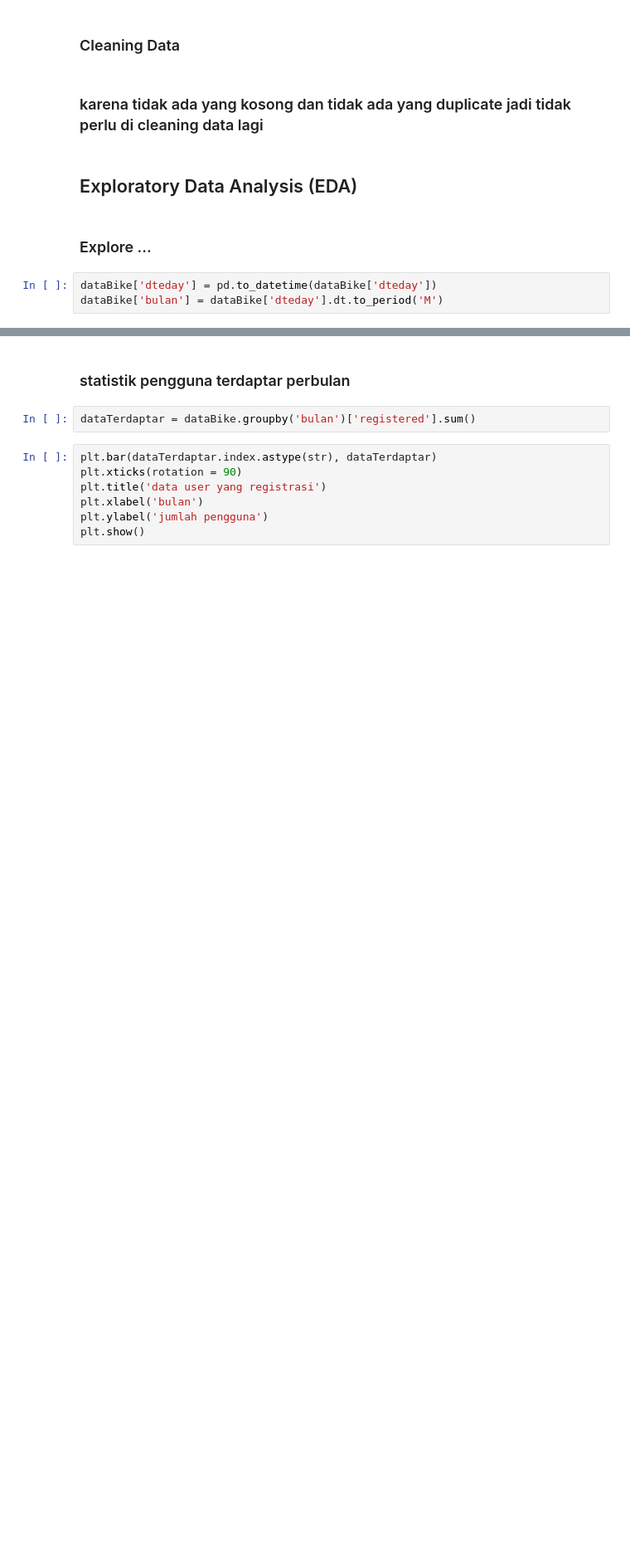
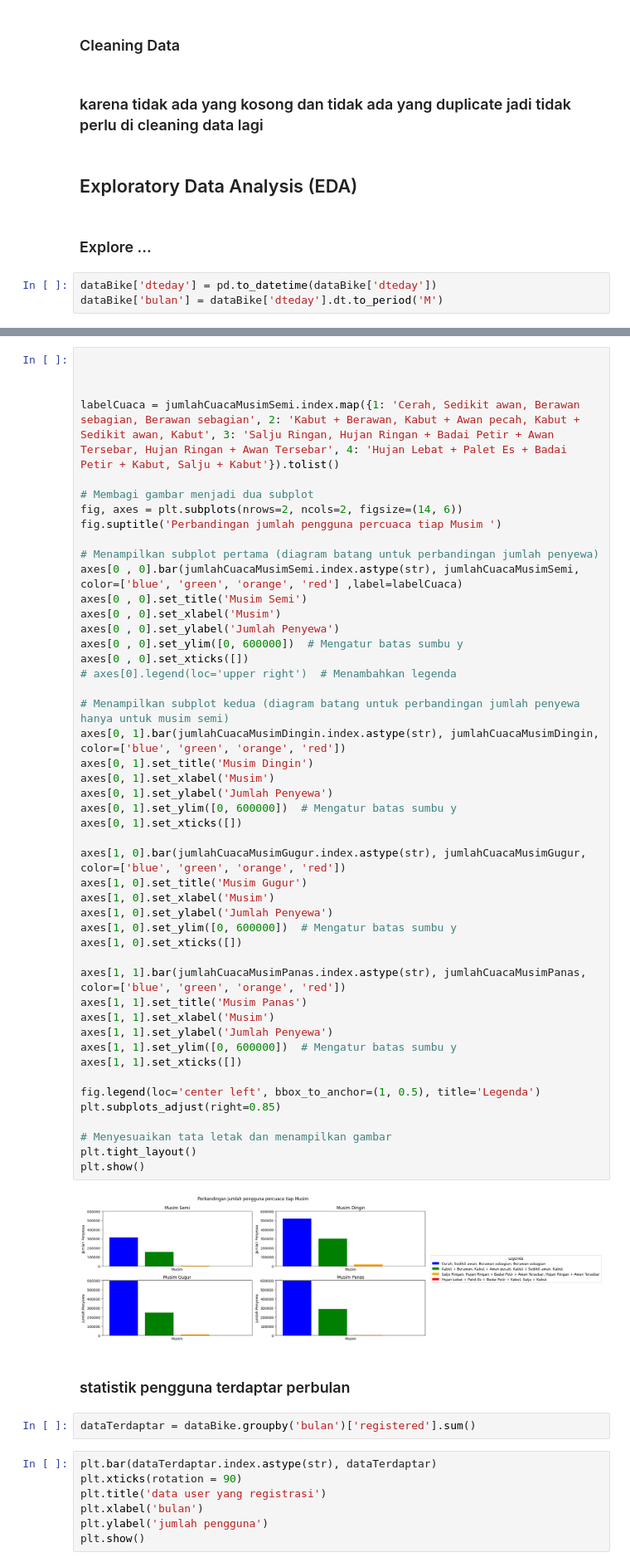
Before and after one commit to ardifjar443/DataScience-beginner, a Jupyter notebook: Template Tugas 1.ipynb, the cells around one changed output, grey strips where cells are left out. Shown at 83% size. Saved outputs shown, nothing was run; the diff lists cells and outputs as text; blank space fills up the shorter version.

```diff
--- a/Template Tugas 1.ipynb
+++ b/Template Tugas 1.ipynb
@@ -113,3 +150,52 @@ dataBike['bulan'] = dataBike['dteday'].dt.to_period('M')
+# %%
+
+
+
+labelCuaca = jumlahCuacaMusimSemi.index.map({1: 'Cerah, Sedikit awan, Berawan sebagian, Berawan sebagian', 2: 'Kabut + Berawan, Kabut + Awan pecah, Kabut + Sedikit awan, Kabut', 3: 'Salju Ringan, Hujan Ringan + Badai Petir + Awan Tersebar, Hujan Ringan + Awan Tersebar', 4: 'Hujan Lebat + Palet Es + Badai Petir + Kabut, Salju + Kabut'}).tolist()
+
+# Membagi gambar menjadi dua subplot
+fig, axes = plt.subplots(nrows=2, ncols=2, figsize=(14, 6))
+fig.suptitle('Perbandingan jumlah pengguna percuaca tiap Musim ')
+
+# Menampilkan subplot pertama (diagram batang untuk perbandingan jumlah penyewa)
+axes[0 , 0].bar(jumlahCuacaMusimSemi.index.astype(str), jumlahCuacaMusimSemi, color=['blue', 'green', 'orange', 'red'] ,label=labelCuaca)
+axes[0 , 0].set_title('Musim Semi')
+axes[0 , 0].set_xlabel('Musim')
+axes[0 , 0].set_ylabel('Jumlah Penyewa')
+axes[0 , 0].set_ylim([0, 600000])  # Mengatur batas sumbu y
+axes[0 , 0].set_xticks([])
+# axes[0].legend(loc='upper right')  # Menambahkan legenda
+
+# Menampilkan subplot kedua (diagram batang untuk perbandingan jumlah penyewa hanya untuk musim semi)
+axes[0, 1].bar(jumlahCuacaMusimDingin.index.astype(str), jumlahCuacaMusimDingin, color=['blue', 'green', 'orange', 'red'])
+axes[0, 1].set_title('Musim Dingin')
+axes[0, 1].set_xlabel('Musim')
+axes[0, 1].set_ylabel('Jumlah Penyewa')
+axes[0, 1].set_ylim([0, 600000])  # Mengatur batas sumbu y
+axes[0, 1].set_xticks([])
+
+axes[1, 0].bar(jumlahCuacaMusimGugur.index.astype(str), jumlahCuacaMusimGugur, color=['blue', 'green', 'orange', 'red'])
+axes[1, 0].set_title('Musim Gugur')
+axes[1, 0].set_xlabel('Musim')
+axes[1, 0].set_ylabel('Jumlah Penyewa')
+axes[1, 0].set_ylim([0, 600000])  # Mengatur batas sumbu y
+axes[1, 0].set_xticks([])
+
+axes[1, 1].bar(jumlahCuacaMusimPanas.index.astype(str), jumlahCuacaMusimPanas, color=['blue', 'green', 'orange', 'red'])
+axes[1, 1].set_title('Musim Panas')
+axes[1, 1].set_xlabel('Musim')
+axes[1, 1].set_ylabel('Jumlah Penyewa')
+axes[1, 1].set_ylim([0, 600000])  # Mengatur batas sumbu y
+axes[1, 1].set_xticks([])
+
+fig.legend(loc='center left', bbox_to_anchor=(1, 0.5), title='Legenda')
+plt.subplots_adjust(right=0.85)
+
+# Menyesuaikan tata letak dan menampilkan gambar
+plt.tight_layout()
+plt.show()
+# %% [output]
+[figure, added]
 # %% [markdown]
 ### statistik pengguna terdaptar perbulan
 # %%
```
Also changed, not shown: parts of 5 cells of this notebook.
